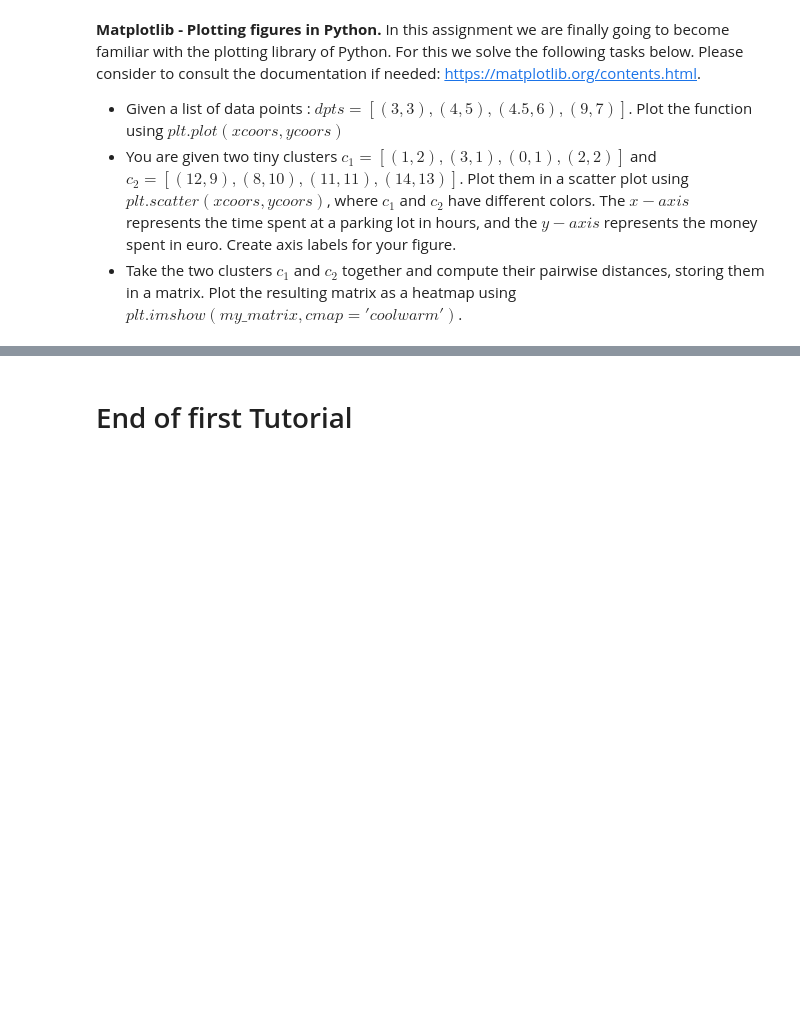
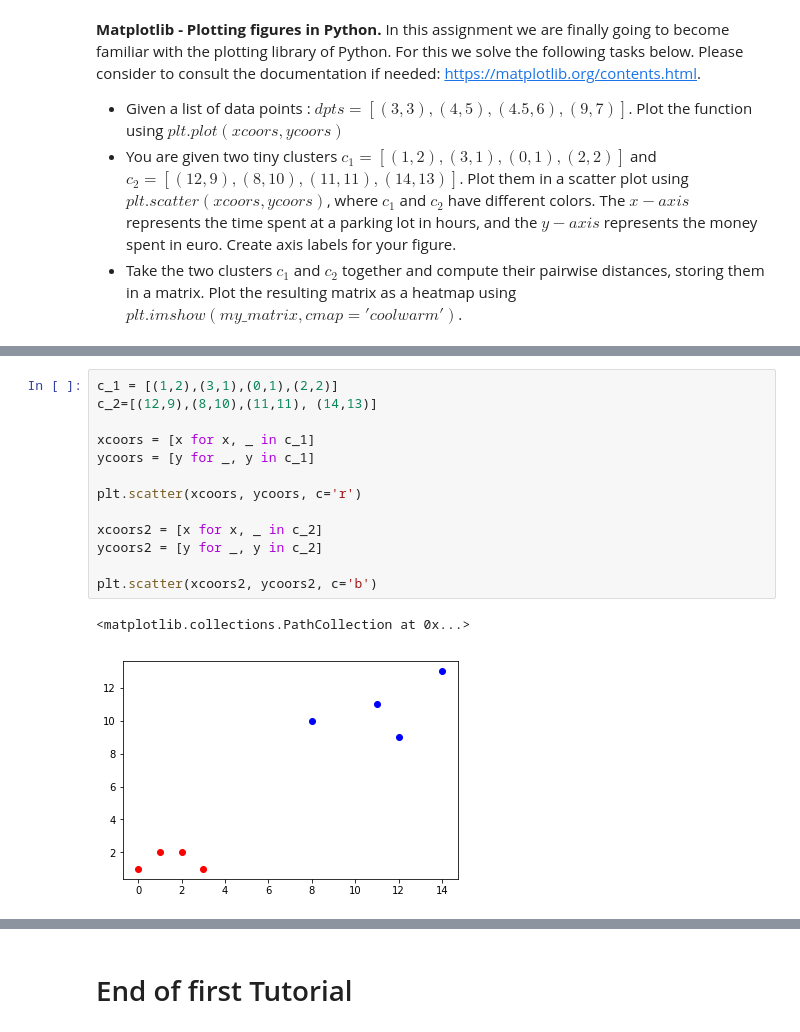
Before and after one commit to changkun/ws-18-19-deep-learning-tutorial, a Jupyter notebook: week2/py_intro.ipynb, the cells around one changed output, grey strips where cells are left out. Saved outputs shown, nothing was run; the diff lists cells and outputs as text; blank space fills up the shorter version.

```diff
--- a/week2/py_intro.ipynb
+++ b/week2/py_intro.ipynb
@@ -120,0 +426,16 @@ Now, create a class Rectangle which inherits from $Shape$ and in which you $impl
+# %%
+c_1 = [(1,2),(3,1),(0,1),(2,2)]
+c_2=[(12,9),(8,10),(11,11), (14,13)]
+
+xcoors = [x for x, _ in c_1]
+ycoors = [y for _, y in c_1]
+
+plt.scatter(xcoors, ycoors, c='r')
+
+xcoors2 = [x for x, _ in c_2]
+ycoors2 = [y for _, y in c_2]
+
+plt.scatter(xcoors2, ycoors2, c='b')
+# %% [output]
+<matplotlib.collections.PathCollection at 0x...>
+[figure, added]
```
Also changed, not shown: parts of 27 cells of this notebook.
